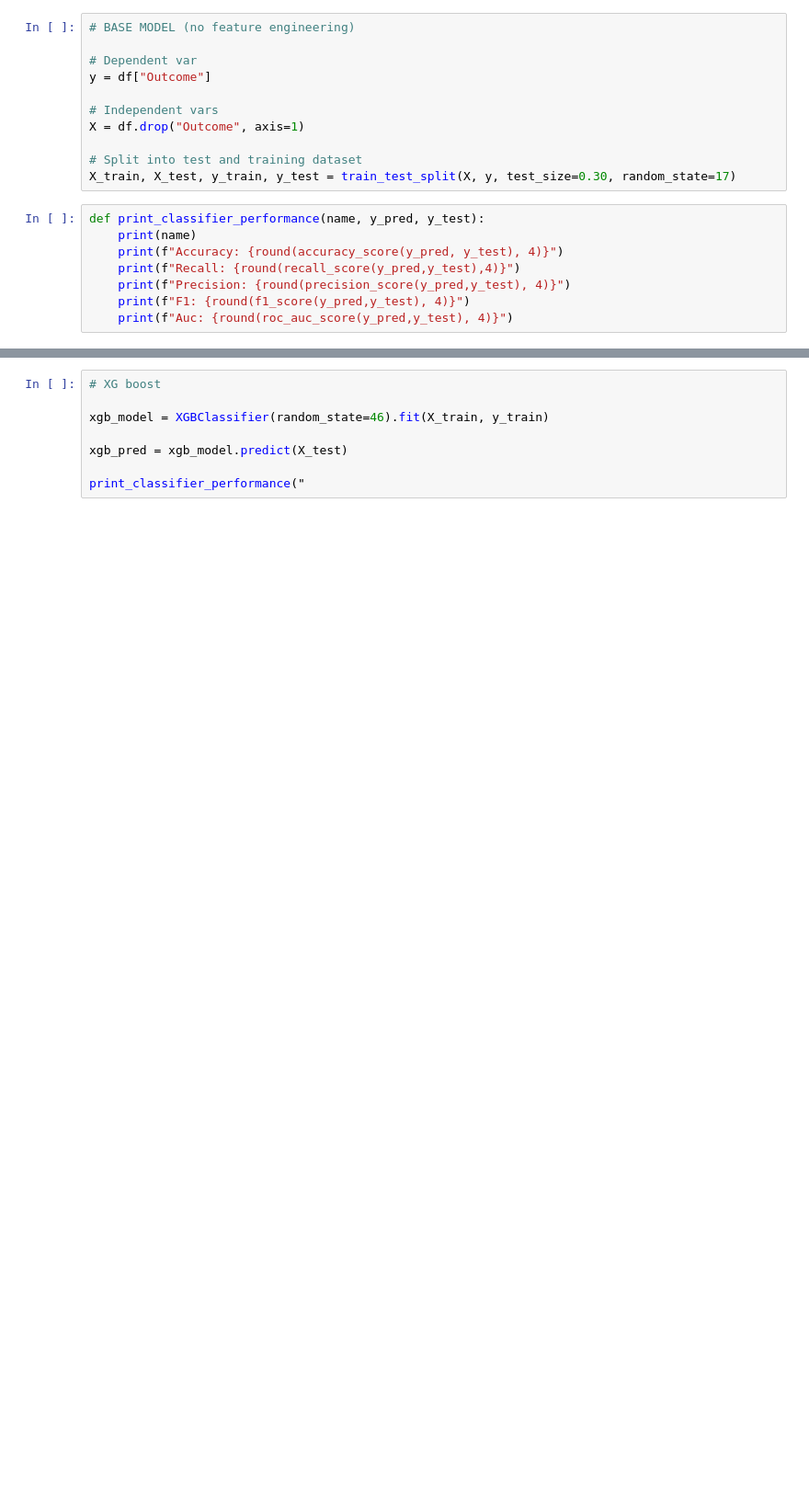
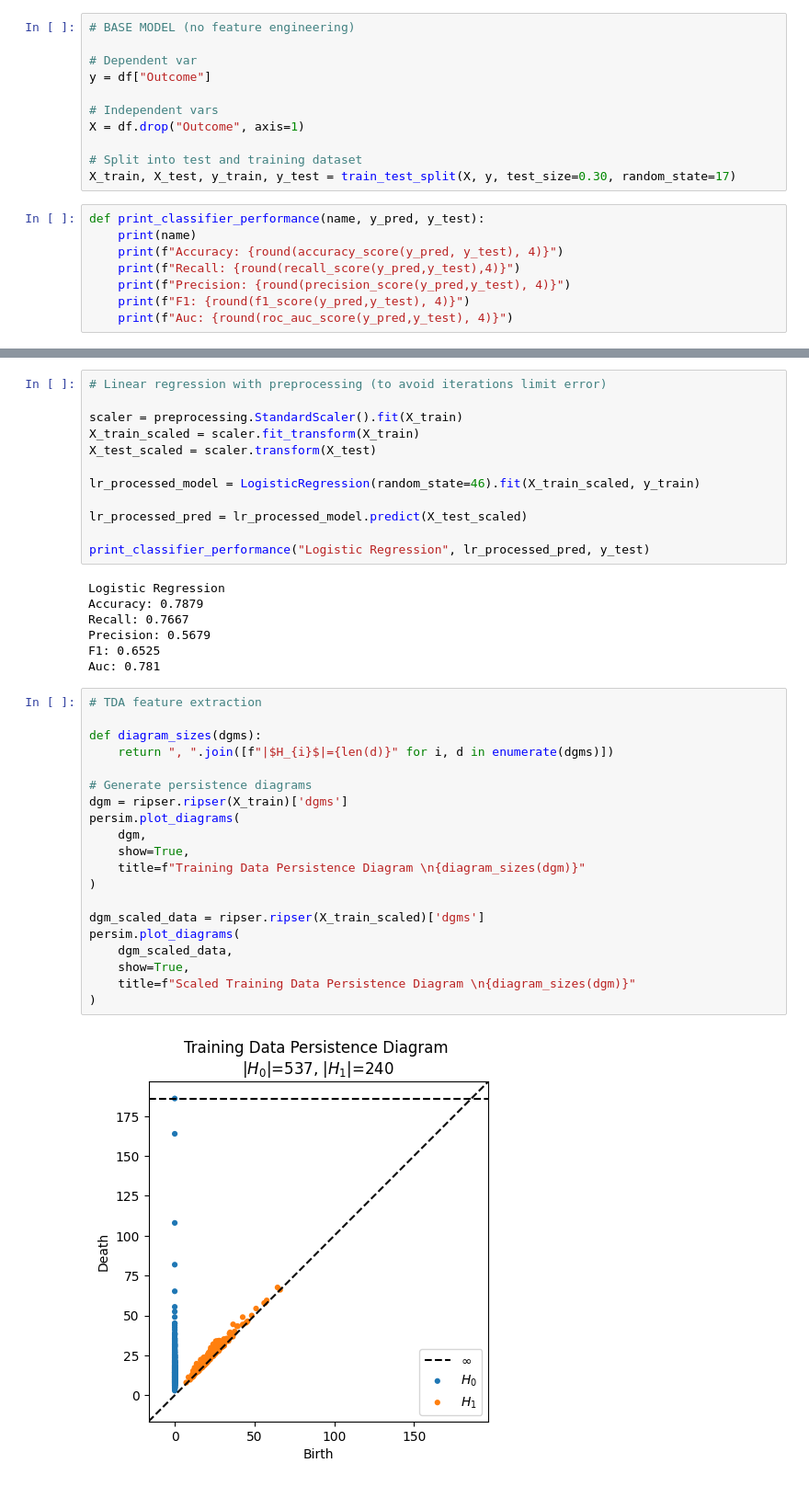
Before and after one commit to jnancy/mvp, a Jupyter notebook: notebooks/diabetes.ipynb, the cells around one changed output, grey strips where cells are left out. Shown at 92% size. Saved outputs shown, nothing was run; the diff lists cells and outputs as text; blank space fills up the shorter version.

Commit message:
generate pers diagram for diabetes

```diff
--- a/notebooks/diabetes.ipynb
+++ b/notebooks/diabetes.ipynb
@@ -106,11 +110,44 @@ Increase the number of iterations (max_iter) or scale the data as shown in:
 Please also refer to the documentation for alternative solver options:
     https://scikit-learn.org/stable/modules/linear_model.html#logistic-regression
   n_iter_i = _check_optimize_result(
+# %%
+# Linear regression with preprocessing (to avoid iterations limit error)
+
+scaler = preprocessing.StandardScaler().fit(X_train)
+X_train_scaled = scaler.fit_transform(X_train)
+X_test_scaled = scaler.transform(X_test)
+
+lr_processed_model = LogisticRegression(random_state=46).fit(X_train_scaled, y_train)
+
+lr_processed_pred = lr_processed_model.predict(X_test_scaled)
+
+print_classifier_performance("Logistic Regression", lr_processed_pred, y_test)
+# %% [output]
+Logistic Regression
+Accuracy: 0.7879
+Recall: 0.7667
+Precision: 0.5679
+F1: 0.6525
+Auc: 0.781
 # %%
-# XG boost
+# TDA feature extraction
 
-xgb_model = XGBClassifier(random_state=46).fit(X_train, y_train)
+def diagram_sizes(dgms):
+    return ", ".join([f"|$H_{i}$|={len(d)}" for i, d in enumerate(dgms)])
 
-xgb_pred = xgb_model.predict(X_test)
+# Generate persistence diagrams
+dgm = ripser.ripser(X_train)['dgms']
+persim.plot_diagrams(
+    dgm,
+    show=True,
+    title=f"Training Data Persistence Diagram \n{diagram_sizes(dgm)}"
+)
 
-print_classifier_performance("
+dgm_scaled_data = ripser.ripser(X_train_scaled)['dgms']
+persim.plot_diagrams(
+    dgm_scaled_data,
+    show=True,
+    title=f"Scaled Training Data Persistence Diagram \n{diagram_sizes(dgm)}"
+)
+# %% [output]
+[figure, added]
```
Also changed, not shown: parts of 6 cells of this notebook, 1 other file.
